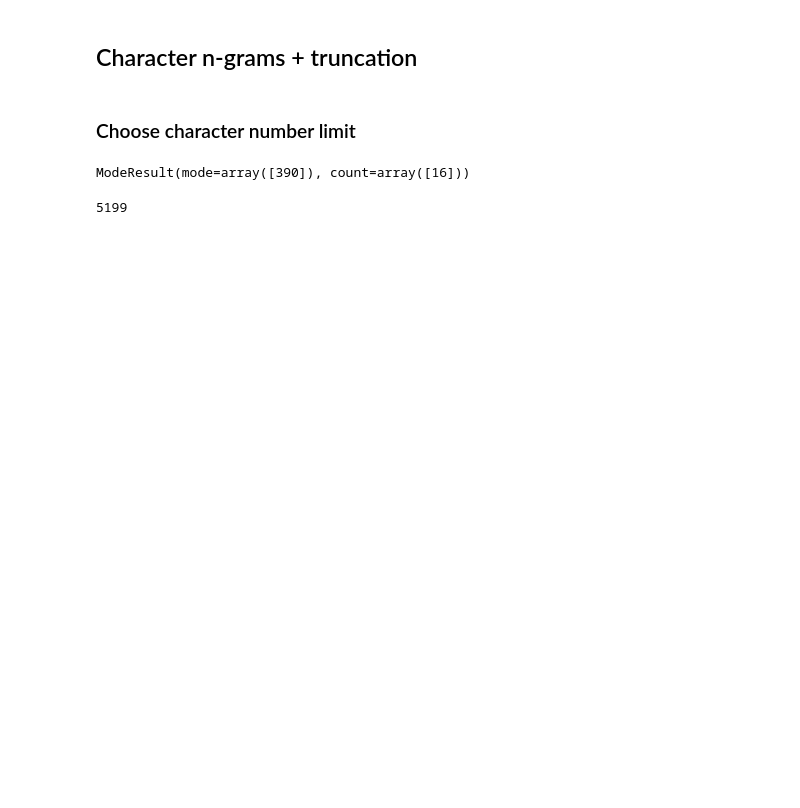
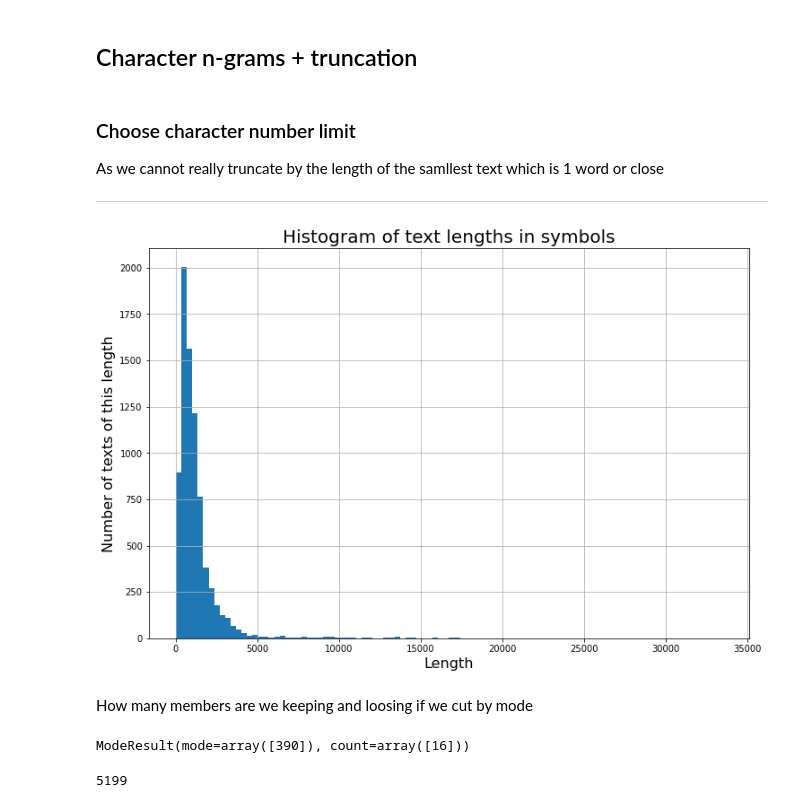
Before and after one commit to ovbystrova/Interferance, a Jupyter notebook: preprocessing.ipynb, the cells around one changed output. Saved outputs shown, nothing was run; the diff lists cells and outputs as text; code cells hidden in the pictures; blank space fills up the shorter version.

```diff
--- a/preprocessing.ipynb
+++ b/preprocessing.ipynb
@@ -151,15 +191,33 @@ def collecting_ngrams(token_list, n, char=True):
           ngram = ngram + ' ' + token_list[i + it]
     ngram_list.append(ngram)
   return ngram_list
-# %%
-def freq_ngrams(token_list, n_grams, n_freq, char=True):
-  ngram_list = collecting_ngrams(token_list, n_grams, char=char)
-
-  return Counter(ngram_list).most_common(n_freq)
+# %%
+def make_counter(commons):
+  """
+  creates a counter from a list of tuples key:count
+
+  :param commons: list of tuple (int or str: int or float), (key: count)
+  :return: collections.Counter of the same items
+  """
+  return Counter({x[0]: x[1] for x in commons})
+# %%
+def freq_ngrams(token_list, n, n_freq, char=True):
+  """
+  Counter of n-grams from tokens above a certain frequency
+
+  :param token_list: iterable of str, tokens
+  :param n: int, length of n-gram
+  :param n_freq: int, threshold frequency
+  :param char: bool, whether to create word n-grams or character n-grams,
+               optional, default True
+  :return: collections.Counter of n-grams above a certain frequency
+  """
+  ngram_list = collect_ngrams(token_list, n, char=char)
+  return make_counter(Counter(ngram_list).most_common(n_freq))
 # %% [markdown]
 ### Make frequent word bi- and trigram lists
 # %%
-df['word_unigrams'] = df.words_truncated.apply(lambda x: Counter(x).most_common(3000))
+df['word_unigrams'] = df.words_truncated.apply(lambda x: make_counter(Counter(x).most_common(3000)))
 # %%
 df['word_bigrams'] = df.words_truncated.apply(lambda x: freq_ngrams(x, 2, 3000, char=False))
 # %%
@@ -177,9 +235,22 @@ df.head()
 # %% [markdown]
 ## Character n-grams + truncation
-# %% [markdown]
-### Choose character number limit
+# %% [markdown]
+### Choose character number limit
+As we cannot really truncate by the length of the samllest text which is 1 word or close
+
+---
 # %%
 df['len_sym'] = df.text.apply(lambda x: len(x))
+# %%
+plt.figure(figsize=(12, 8))
+df['len_sym'].hist(bins=100)
+plt.title('Histogram of text lengths in symbols', fontsize=20)
+plt.xlabel('Length', fontsize=16)
+plt.ylabel('Number of texts of this length', fontsize=16);
+# %% [output]
+[figure, added]
+# %% [markdown]
+How many members are we keeping and loosing if we cut by mode
 # %%
 stats.mode(list(df['len_sym']))
 # %% [output]
```
Also changed, not shown: parts of 21 cells of this notebook.
